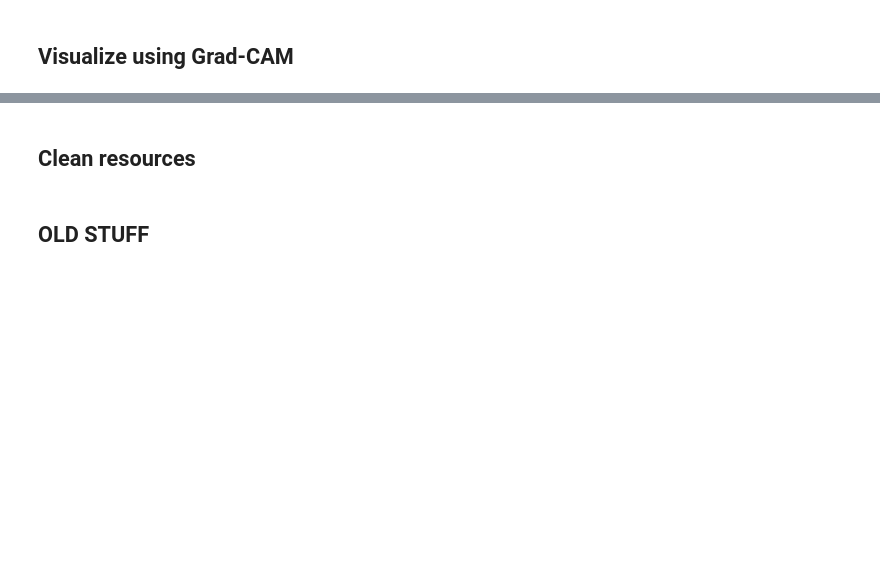
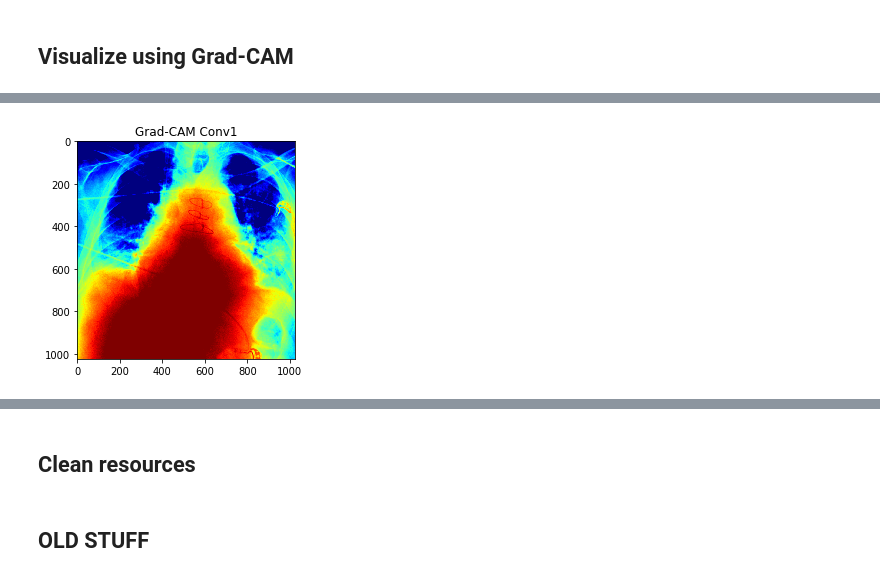
Before and after one commit to grace-lam/nn-visualization, a Jupyter notebook: code/grad_cam.ipynb, the cells around one changed output, grey strips where cells are left out. Saved outputs shown, nothing was run; the diff lists cells and outputs as text; code cells hidden in the pictures; blank space fills up the shorter version.

```diff
--- a/code/grad_cam.ipynb
+++ b/code/grad_cam.ipynb
@@ -22,0 +20,14 @@ def show_grayscale_image(img, title=''):
+# %%
+def see_grad_cam_heatmap(layer, neuron_index, name=''):
+    grad_cam = GradCam(model, sess, output[0][neuron_index], images, layer)
+    grad_cam_mask = grad_cam.GetMask(img_to_feed, feed_dict={train_mode: False}, should_resize = False, three_dims = False)
+
+#     print(grad_cam_mask.min())
+#     print(np.percentile(grad_cam_mask, 25))
+#     print(np.percentile(grad_cam_mask, 50))
+#     print(np.percentile(grad_cam_mask, 75))
+#     print(grad_cam_mask.max())
+#     print(np.mean(grad_cam_mask))
+
+    # Render the saliency mask.
+    show_heatmap(grad_cam_mask, title='Grad-CAM ' + name)
@@ -82,10 +151,14 @@ saver.restore(sess, ckpt_file)
 
 # get important nodes
 output = sess.graph.get_tensor_by_name('output_node:0')
-conv10 = sess.graph.get_tensor_by_name('conv10_1/Conv2D:0')
-pool12 = sess.graph.get_tensor_by_name('max_pool12:0')
-fc13 = sess.graph.get_tensor_by_name('fc13/BiasAdd:0')
-fc14 = sess.graph.get_tensor_by_name('fc14/BiasAdd:0')
+conv1_1 = sess.graph.get_tensor_by_name('conv1_1/Conv2D:0')
+res2_2 = sess.graph.get_tensor_by_name('res2_2/Conv2D:0')
+conv4_1 = sess.graph.get_tensor_by_name('conv4_1/Conv2D:0')
+res5_2 = sess.graph.get_tensor_by_name('res5_2/Conv2D:0')
+conv7_1 = sess.graph.get_tensor_by_name('conv7_1/Conv2D:0')
+res8_2 = sess.graph.get_tensor_by_name('res8_2/Conv2D:0')
+conv10_1 = sess.graph.get_tensor_by_name('conv10_1/Conv2D:0')
+res11_2 = sess.graph.get_tensor_by_name('res11_2/Conv2D:0')
 # %% [output]
 conv1_1_filters
 (7, 7, 1, 16)
@@ -143,0 +215,4 @@ show_grayscale_image(grad_cam_mask, title='Grad-CAM')
+# %%
+see_grad_cam_heatmap(conv1_1, tensor_index, "Conv1")
+# %% [output]
+[figure, added]
```
Also changed, not shown: parts of 47 cells of this notebook.
